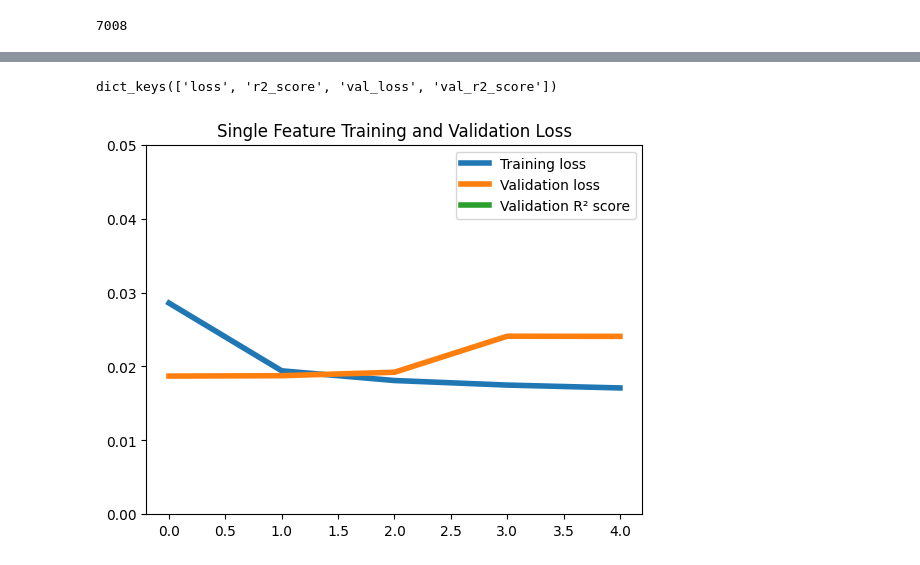
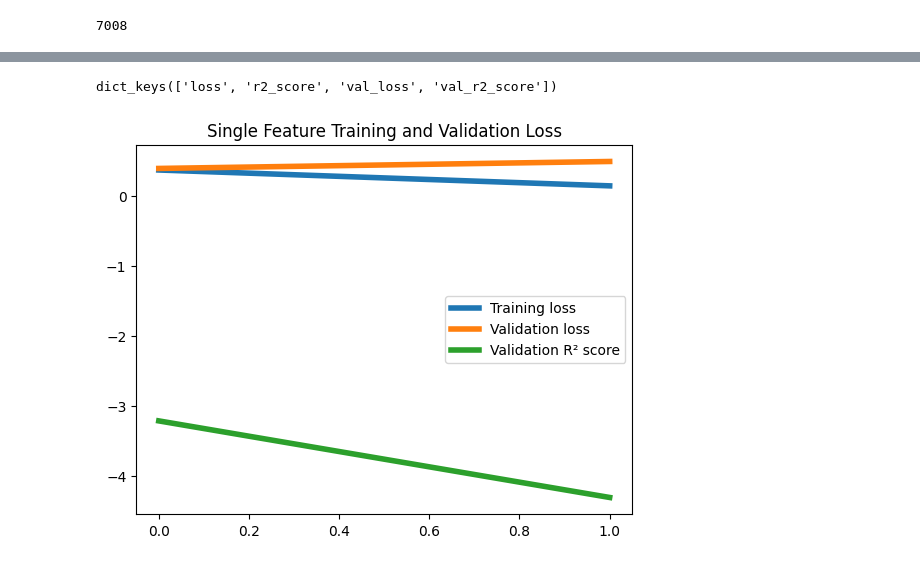
Before and after one commit to sen-leon/Electricity-Prediction, a Jupyter notebook: src/SingleFeatureRNN.ipynb, the cells around one changed output, grey strips where cells are left out. Drawn from its saved outputs; the diff is of its cells as text; code cells hidden in the pictures.

```diff
--- a/src/SingleFeatureRNN.ipynb
+++ b/src/SingleFeatureRNN.ipynb
@@ -65,9 +60,10 @@ def multivariate_data(dataset, target, start_index, end_index, history_size,
     return np.array(data), np.array(labels)
 # %%
 # choose input and output parameters
-x_single = y[["power_production_wind_avg", "sin_hour_of_day",
-              "sin_day_of_year", "sin_month_of_year","cos_hour_of_day",
-              "cos_day_of_year", "cos_month_of_year"]].to_numpy()
+# x_single = y[["power_production_wind_avg", "sin_hour_of_day",
+            #   "sin_day_of_year","cos_hour_of_day",
+            #   "cos_day_of_year"]].to_numpy()
+x_single = y.to_numpy()
 y_single = y[["power_production_wind_avg"]].to_numpy()
 
 # testplit as usual, so we get untouched data for later evaluation
@@ -100,20 +96,6 @@ x_test_single, y_test_single = multivariate_data(x_single, y_single, testsplit,
 
 x_train_single = x_train_single.reshape(*x_train_single.shape, 1)
 x_test_single = x_test_single.reshape(*x_test_single.shape, 1)
-
-# print shapes
-# print("shape of y:", y.shape)
-# print("shapes of x_train and y_train: ",
-#       x_train_single.shape, y_train_single.shape)
-# print("shapes of x_test and y_test: ", x_test_single.shape, y_test_single.shape)
-
-# print a few values
-# print("")
-# print(x_train_single[:3, :3])
-
-# print()
-# print("x_train[300]: ", *x_train_single[300][:3], "...")
-# print("y_train[0] :  ", y_train_single[0][:3], "...")
 # %% [output]
 7008
 # %%
@@ -147,7 +129,8 @@ def r2_score(y_true, y_pred):
 # there are future predictions. That number is saved in the variable "future_target".
 # choose an appropriate activation function here. Which ones make sense?
 single_feature_model = Sequential()
-single_feature_model.add(LSTM(128, input_shape=x_train_single.shape[1:3]))
+f=single_feature_model.add(LSTM(128, input_shape=x_train_single.shape[1:3]))
+#single_feature_model.add(LSTM(128, input_shape=x_train_single.shape[1:3]))
 single_feature_model.add(Dense(future_target, activation='selu'))
 
 # compile the model with the optimizer 'adam', an appropriate loss function, and
@@ -171,5 +154,5 @@ Trainable params: 72,728
 Non-trainable params: 0
 _________________________________________________________________
 # %%
-single_feature_history = single_feature_model.fit(x_train_single, y_train_single, epochs=5, validation_split=0.25)
+single_feature_history = single_feature_model.fit(x_train_single, y_train_single, epochs=2, validation_split=0.25)
 # %% [output]
@@ -186,28 +163,28 @@ Epoch 5/5
 # %%
 print(single_feature_history.history.keys())
 
 def plot_train_history(history, title):
     loss = history.history['loss']
     val_loss = history.history['val_loss']
     val_r2_score = history.history['val_r2_score']
 
     epochs = range(len(loss))
 
     plt.figure()
 
     plt.plot(epochs, loss, lw=4, label='Training loss')
     plt.plot(epochs, val_loss, lw=4, label='Validation loss')
     plt.plot(epochs, val_r2_score, lw=4, label='Validation R² score')
     plt.title(title)
     plt.legend()
-    plt.ylim([0,0.05])
+    #plt.ylim([0,0.05])
 
     plt.show()
 
 plot_train_history(single_feature_history, 'Single Feature Training and Validation Loss')
 # %% [output]
 dict_keys(['loss', 'r2_score', 'val_loss', 'val_r2_score'])
-[figure, old version]
+[figure, new version]
 # %%
 y_hat = single_feature_model.predict(x_test_single)
 # %% [output]
```
Also changed, not shown: parts of 8 cells of this notebook.
